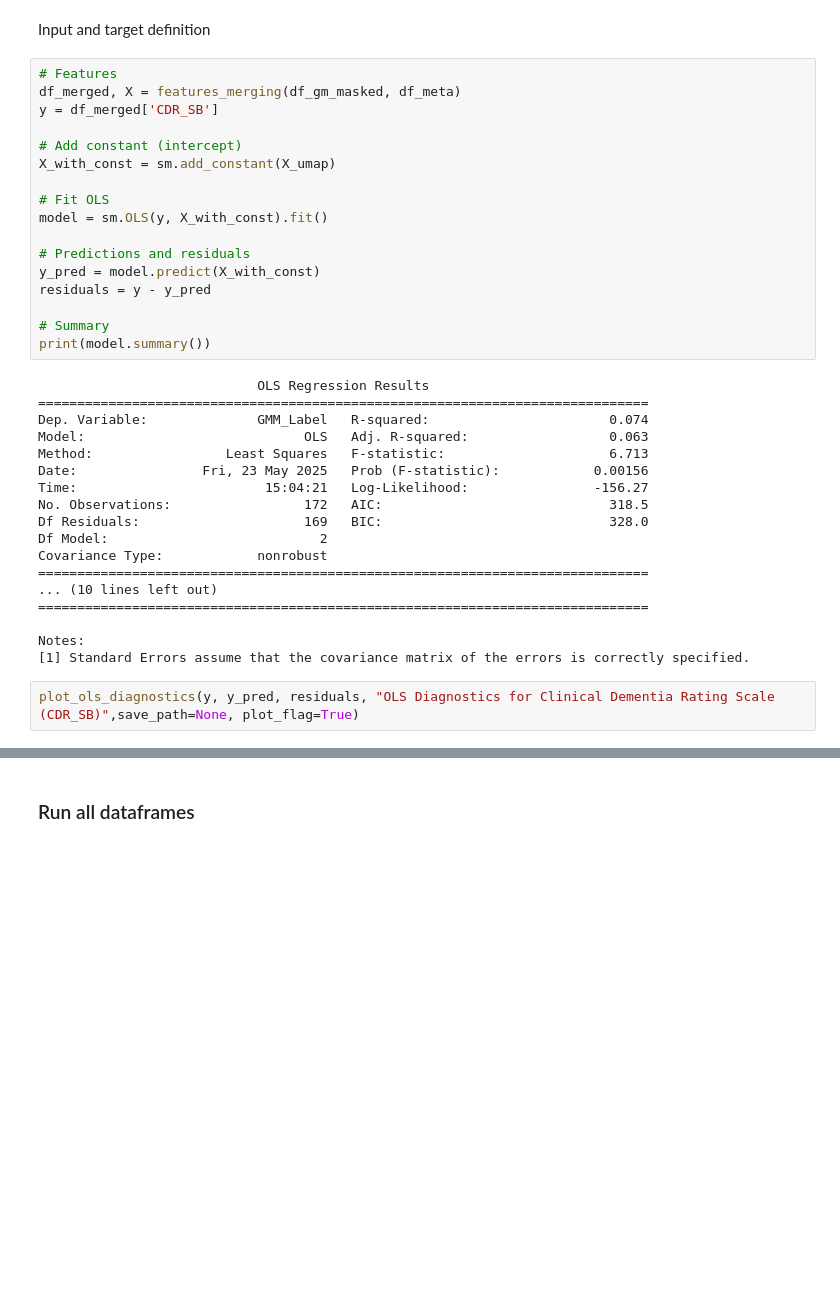
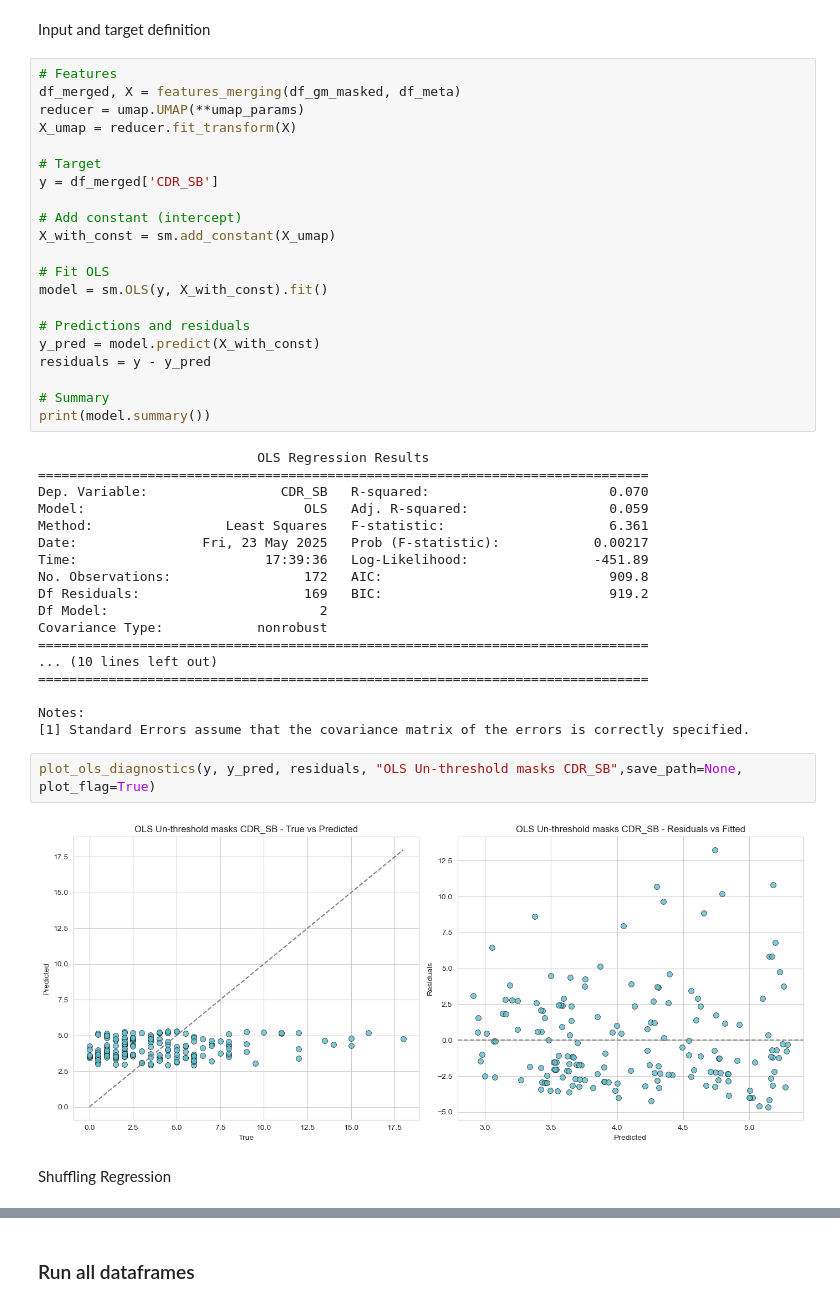
Before and after one commit to EmmaTosato/ANM_Verona, a Jupyter notebook: notebooks/AtrophyNetworkMapping.ipynb, the cells around one changed output, grey strips where cells are left out. Cells and saved outputs as stored; diff of their text form; blank space fills up the shorter version.

Commit message:
shuffling regression

```diff
--- a/notebooks/AtrophyNetworkMapping.ipynb
+++ b/notebooks/AtrophyNetworkMapping.ipynb
@@ -748,6 +779,10 @@ Input and target definition
 # %%
 # Features
 df_merged, X = features_merging(df_gm_masked, df_meta)
+reducer = umap.UMAP(**umap_params)
+X_umap = reducer.fit_transform(X)
+
+# Target
 y = df_merged['CDR_SB']
 
 # Add constant (intercept)
@@ -765,13 +800,13 @@ print(model.summary())
 # %% [output]
                             OLS Regression Results
 ==============================================================================
-Dep. Variable:              GMM_Label   R-squared:                       0.074
-Model:                            OLS   Adj. R-squared:                  0.063
-Method:                 Least Squares   F-statistic:                     6.713
-Date:                Fri, 23 May 2025   Prob (F-statistic):            0.00156
-Time:                        15:04:21   Log-Likelihood:                -156.27
-No. Observations:                 172   AIC:                             318.5
-Df Residuals:                     169   BIC:                             328.0
+Dep. Variable:                 CDR_SB   R-squared:                       0.070
+Model:                            OLS   Adj. R-squared:                  0.059
+Method:                 Least Squares   F-statistic:                     6.361
+Date:                Fri, 23 May 2025   Prob (F-statistic):            0.00217
+Time:                        17:39:36   Log-Likelihood:                -451.89
+No. Observations:                 172   AIC:                             909.8
+Df Residuals:                     169   BIC:                             919.2
 Df Model:                           2
 Covariance Type:            nonrobust
 ==============================================================================
@@ -781,4 +816,8 @@ Covariance Type:            nonrobust
 Notes:
 [1] Standard Errors assume that the covariance matrix of the errors is correctly specified.
 # %%
-plot_ols_diagnostics(y, y_pred, residuals, "OLS Diagnostics for Clinical Dementia Rating Scale (CDR_SB)",save_path=None, plot_flag=True)
+plot_ols_diagnostics(y, y_pred, residuals, "OLS Un-threshold masks CDR_SB",save_path=None, plot_flag=True)
+# %% [output]
+[figure, added]
+# %% [markdown]
+Shuffling Regression
```
Also changed, not shown: parts of 23 cells of this notebook.
